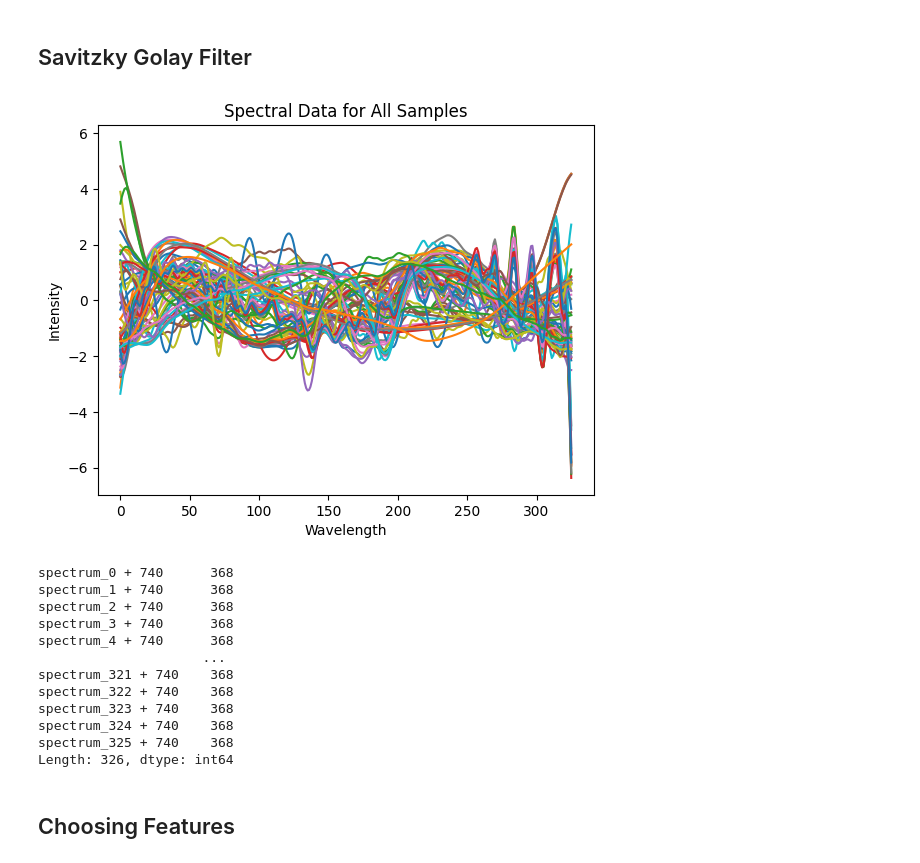
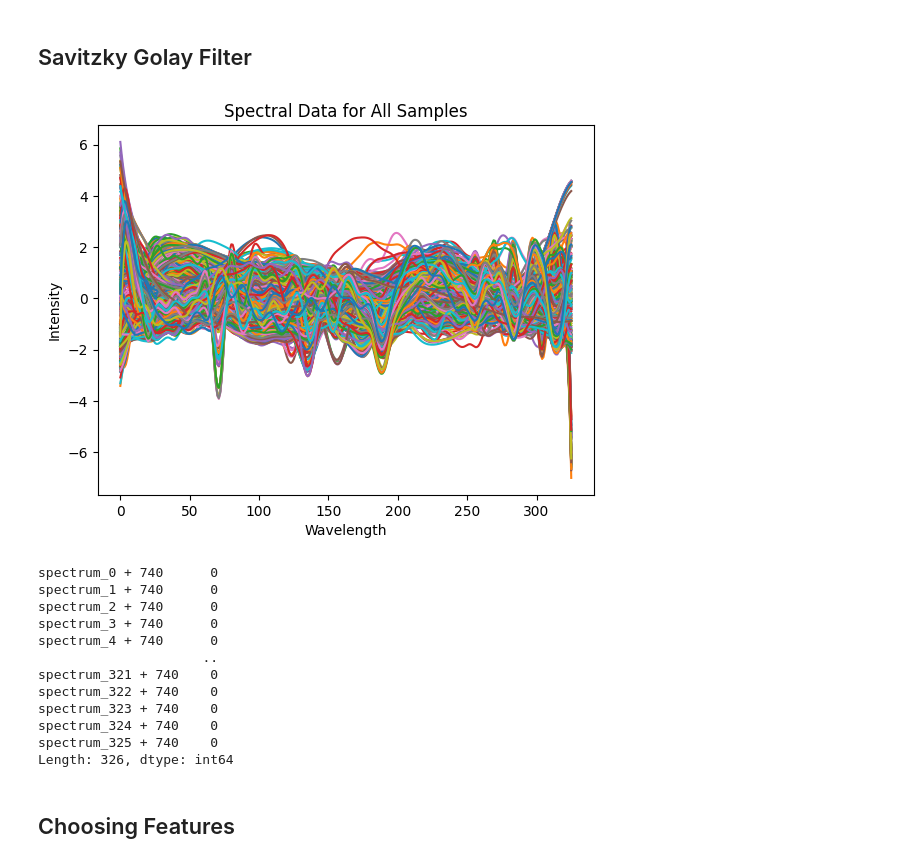
Before and after one commit to AkkuRam/df-project, a Jupyter notebook: data_cleaning.ipynb, the cells around one changed output. Drawn from its saved outputs; the diff is of its cells as text; code cells hidden in the pictures.

```diff
--- a/data_cleaning.ipynb
+++ b/data_cleaning.ipynb
@@ -126,23 +126,22 @@ Length: 326, dtype: int64
 # %% [markdown]
 ## Savitzky Golay Filter
 # %%
-train_data.iloc[:, 5:331] = pd.DataFrame(savgol_filter(train_data.iloc[:, 5:331] , window_length=5, polyorder=2, axis=1))
-train_data.iloc[:, 5:331] = pd.DataFrame(savgol_filter(test_data.iloc[:, 5:331] , window_length=5, polyorder=2, axis=1))
+train_data.iloc[:, 5:331] = pd.DataFrame(savgol_filter(train_data.iloc[:, 5:331] , window_length=11, polyorder=3))
 plot_signal(train_data.iloc[:, 5:331])
 train_data.iloc[:, 5:331].isnull().sum()
 # %% [output]
-[figure, old version]
+[figure, new version]
-spectrum_0 + 740      368
-spectrum_1 + 740      368
-spectrum_2 + 740      368
-spectrum_3 + 740      368
-spectrum_4 + 740      368
-                     ...
-spectrum_321 + 740    368
-spectrum_322 + 740    368
-spectrum_323 + 740    368
-spectrum_324 + 740    368
-spectrum_325 + 740    368
+spectrum_0 + 740      0
+spectrum_1 + 740      0
+spectrum_2 + 740      0
+spectrum_3 + 740      0
+spectrum_4 + 740      0
+                     ..
+spectrum_321 + 740    0
+spectrum_322 + 740    0
+spectrum_323 + 740    0
+spectrum_324 + 740    0
+spectrum_325 + 740    0
 Length: 326, dtype: int64
 # %% [markdown]
 ## Choosing Features
```
Also changed, not shown: parts of 2 cells of this notebook.
